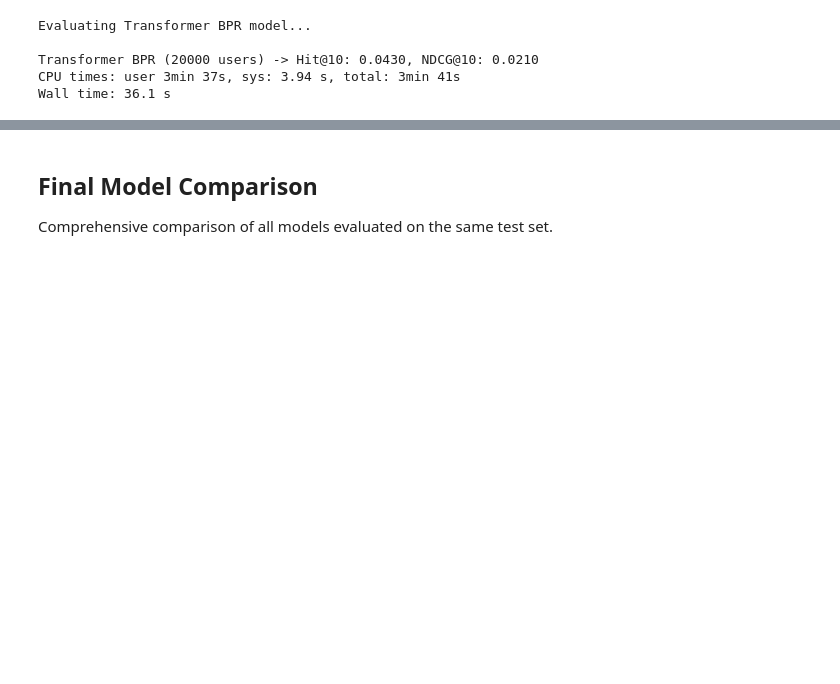
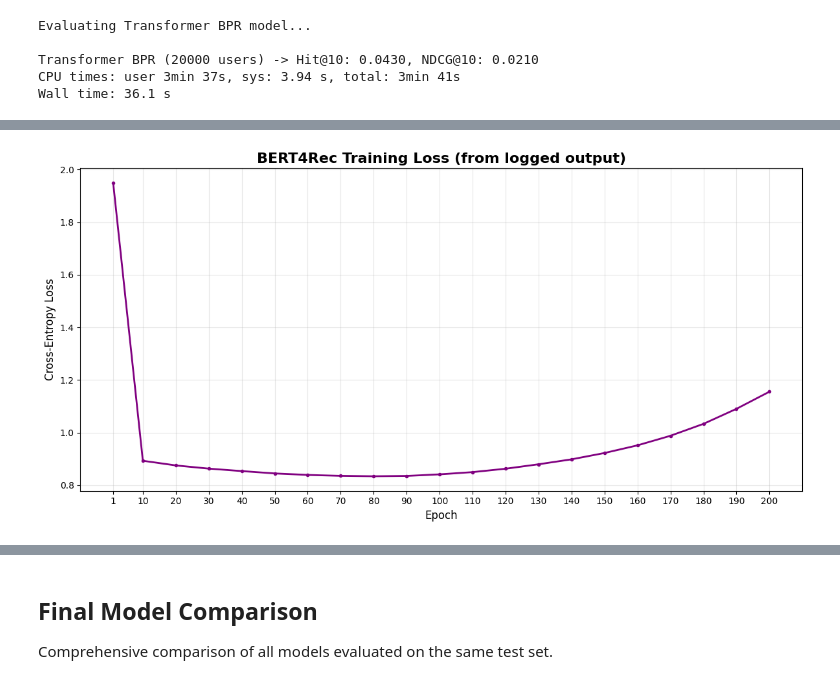
Before and after one commit to vivianc2/CSE258_assignment2, a Jupyter notebook: project.ipynb, the cells around one changed output, grey strips where cells are left out. Cells and saved outputs as stored; diff of their text form; code cells hidden in the pictures; blank space fills up the shorter version.

```diff
--- a/project.ipynb
+++ b/project.ipynb
@@ -1706,12 +1911,11 @@ print("5. Pre-norm transformer (more stable)")
 # %%
-%%time
 print("Building BERT4Rec dataset with data augmentation...")
 
 # Key parameters based on research
 MASK_PROB_BERT = 0.4  # Optimal for Steam dataset
 NUM_AUGMENTATIONS = 5  # Create 5 masked versions per sequence
 HIDDEN_DIM_BERT = 64   # Smaller than before (64 vs 128)
-EPOCHS_BERT = 500      # CRITICAL: 10-30x more than before!
+EPOCHS_BERT = 200      # CRITICAL: 10-30x more than before!
 
 # Build dataset
 masked_seqs, mask_positions, targets = build_bert4rec_dataset(
@@ -1836,16 +2065,40 @@ print(f"Total training time: {(time.time() - start_time)/60:.1f} minutes")
 # %%
 # Plot BERT4Rec training loss
 if 'loss_history_bert' in locals() and len(loss_history_bert) > 0:
+    # Use recorded history from the training loop (one value per epoch)
+    epochs = list(range(1, len(loss_history_bert) + 1))
     fig, ax = plt.subplots(figsize=(12, 6))
-    ax.plot(loss_history_bert, linewidth=2, color='purple')
+    ax.plot(epochs, loss_history_bert, linewidth=2, color='purple', marker='o', markersize=3)
     ax.set_title('BERT4Rec Training Loss', fontsize=16, fontweight='bold')
     ax.set_xlabel('Epoch', fontsize=12)
     ax.set_ylabel('Cross-Entropy Loss', fontsize=12)
+    ax.set_xticks(epochs)  # force x-axis ticks to be the true epoch numbers
     ax.grid(True, alpha=0.3)
     plt.tight_layout()
     plt.show()
     print(f"Final loss: {loss_history_bert[-1]:.4f}")
     print(f"Best loss: {min(loss_history_bert):.4f}")
     print(f"Total epochs: {len(loss_history_bert)}")
+    print(f"Epochs plotted: {epochs}")
 else:
-    print("Loss history not available. Please run the training cell first.")
+    # Fallback: loss values parsed from the training output above
+    loss_history_bert = [1.9495, 0.8927, 0.8749, 0.8628, 0.8534, 0.8445, 0.8388, 0.8353, 0.8337, 0.835, 0.841, 0.8495, 0.8624, 0.8793, 0.8981, 0.9222, 0.9513, 0.9877, 1.033, 1.0901, 1.1553]
+    epochs = [1, 10, 20, 30, 40, 50, 60, 70, 80, 90, 100, 110, 120, 130, 140, 150, 160, 170, 180, 190, 200]
+    if len(loss_history_bert) == 0:
+        print('Loss history not available. Please run the training cell first.')
+    else:
+        fig, ax = plt.subplots(figsize=(12, 6))
+        ax.plot(epochs, loss_history_bert, linewidth=2, color='purple', marker='o', markersize=3)
+        ax.set_title('BERT4Rec Training Loss (from logged output)', fontsize=16, fontweight='bold')
+        ax.set_xlabel('Epoch', fontsize=12)
+        ax.set_ylabel('Cross-Entropy Loss', fontsize=12)
+        ax.set_xticks(epochs)  # force x-axis ticks to be the true epoch numbers
+        ax.grid(True, alpha=0.3)
+        plt.tight_layout()
+        plt.show()
+        print(f"Final loss: {loss_history_bert[-1]:.4f}")
+        print(f"Best loss: {min(loss_history_bert):.4f}")
+        print(f"Total epochs (logged): {len(loss_history_bert)}")
+        print(f"Epochs plotted: {epochs}")
+# %% [output]
+[figure, added]
```
Also changed, not shown: parts of 12 cells of this notebook.
